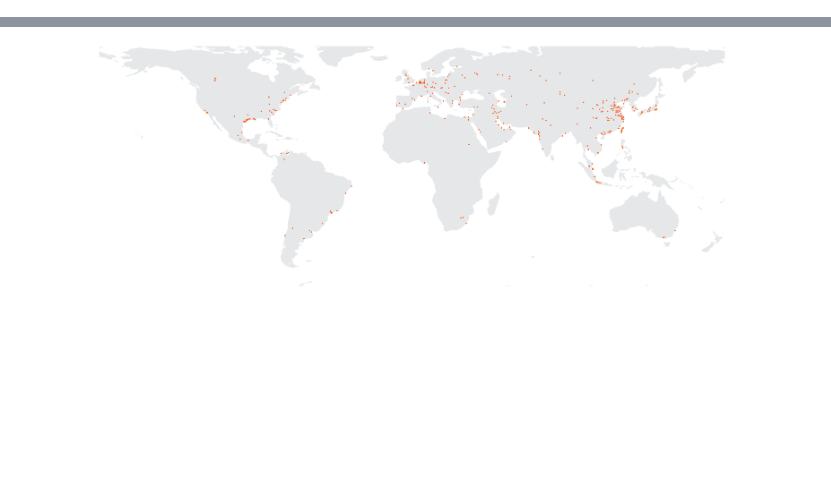
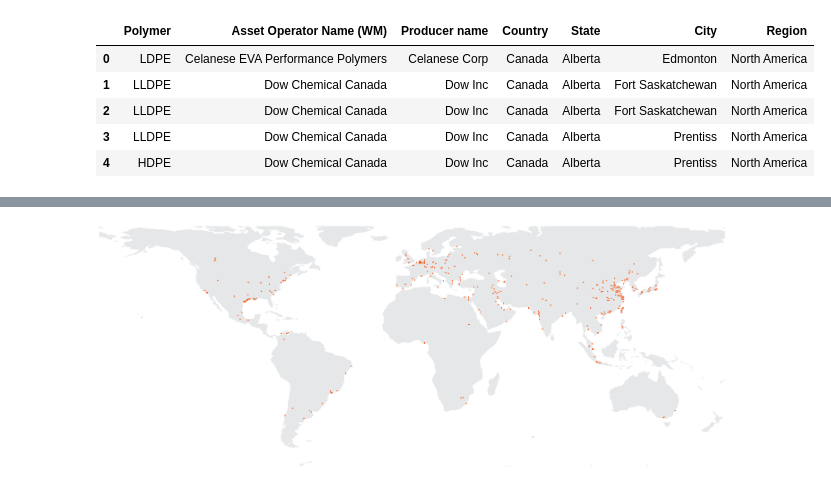
Before and after one commit to earthrise-media/plastic-tracker, a Jupyter notebook: notebooks/geocode_assets.ipynb, the cells around one changed output, grey strips where cells are left out. Cells and saved outputs as stored; diff of their text form; code cells hidden in the pictures; blank space fills up the shorter version.

```diff
--- a/notebooks/geocode_assets.ipynb
+++ b/notebooks/geocode_assets.ipynb
@@ -42,19 +42,24 @@ def cityGeocoder(city, country):
         return pd.Series({"lat": None, "lon": None})
 # %%
 asset_df = pd.read_excel(
-    "../data/assets_geography.xlsx",
+    "../data/Asset_geography_lk.xlsx",
     engine='openpyxl',
-    nrows=1673,
-    usecols="B,C,E,F,I,J,K,L,Q",
-    dtype={
-        "Asset ID": np.int32
-    }
+    skiprows=10,
+    nrows=1743,
+    usecols="D, E, G, I, J, K, L",
 )
-
 
 asset_df.loc[(asset_df.City == 'Surgil'), 'City'] = 'Kungrad District'
 asset_df.loc[(asset_df.City == 'Ta She'), 'City'] = 'Dashe District'
 asset_df.loc[(asset_df.City == 'Anasake'), 'City'] = 'Anasaka'
+asset_df.head()
+# %% [output]
+|  | Polymer | Asset Operator Name (WM) | Producer name | Country | State | City | Region |
+| 0 | LDPE | Celanese EVA Performance Polymers | Celanese Corp | Canada | Alberta | Edmonton | North America |
+| 1 | LLDPE | Dow Chemical Canada | Dow Inc | Canada | Alberta | Fort Saskatchewan | North America |
+| 2 | LLDPE | Dow Chemical Canada | Dow Inc | Canada | Alberta | Fort Saskatchewan | North America |
+| 3 | LLDPE | Dow Chemical Canada | Dow Inc | Canada | Alberta | Prentiss | North America |
+| 4 | HDPE | Dow Chemical Canada | Dow Inc | Canada | Alberta | Prentiss | North America |
 # %%
 city_df = asset_df[["City", "Country", "Region"]].drop_duplicates().reset_index(drop=True)
 coord_df = city_df.apply(lambda x: cityGeocoder(x["City"], x["Country"]), axis=1)
```
Also changed, not shown: parts of 7 cells of this notebook, 9 other files.
